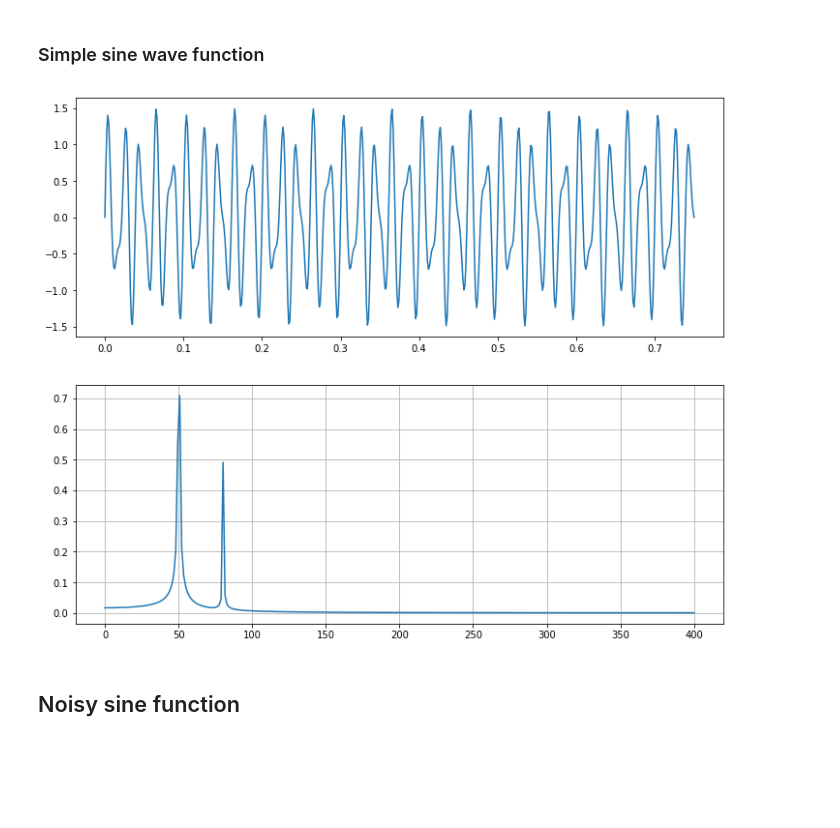
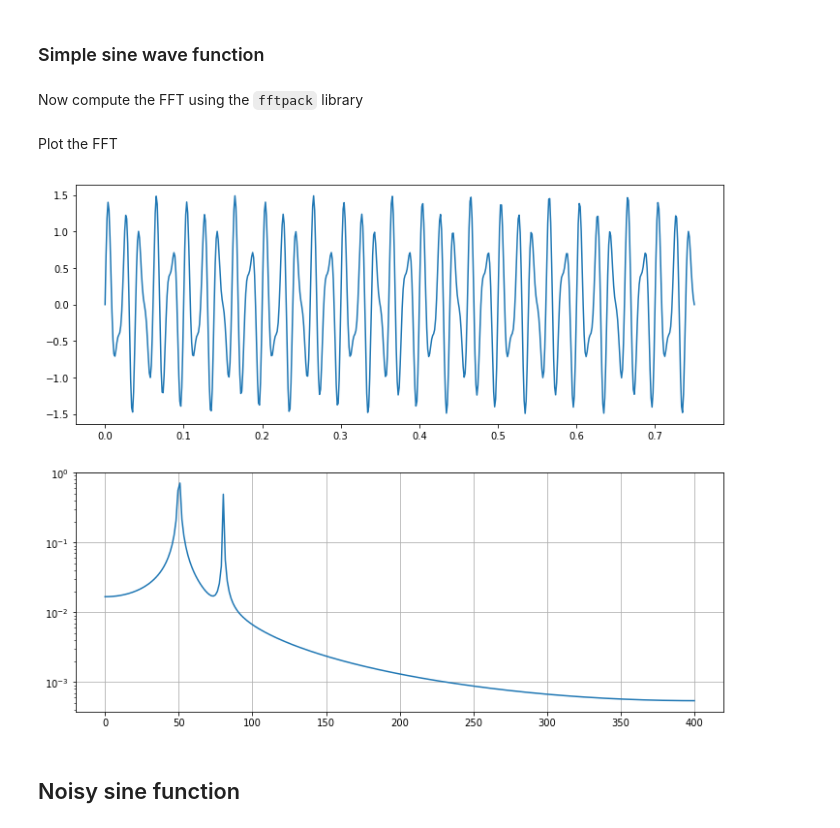
Before and after one commit to UChicagoPhysics/PHYS250, a Jupyter notebook: Examples/Fast-Fourier-Transforms.ipynb, the cells around one changed output. Cells and saved outputs as stored; diff of their text form; code cells hidden in the pictures; blank space fills up the shorter version.

```diff
--- a/Examples/Fast-Fourier-Transforms.ipynb
+++ b/Examples/Fast-Fourier-Transforms.ipynb
@@ -122,19 +147,23 @@ xf = np.linspace(0.0, 1.0/(2.0*T), N//2)  ## Range given by inverse of the spati
 a = np.sin(50.0 * 2.0*np.pi*x)
 b = 0.5*np.sin(80.0 * 2.0*np.pi*x)
 y = a+b
+# %% [markdown]
+Now compute the FFT using the `fftpack` library
 # %%
 # Fast Fourier Transform
 yf = fft(y)
+# %% [markdown]
+Plot the FFT
 # %%
 # Plot both the function and the FFT
 fig,axs = plt.subplots(ncols=1, nrows=2, figsize=(12,10))
 
 axs[0].plot(x,y)                                 ## This is the function itself
-axs[1].plot(xf, 2./N * np.abs(yf[0:N//2]))       ## This is its tranform
+axs[1].semilogy(xf, 2./N * np.abs(yf[0:N//2]))       ## This is its tranform
 plt.grid()
 plt.show()
 # %% [output]
-[figure, old version]
+[figure, new version]
 # %% [markdown]
 ## Noisy sine function
 # %%
```
Also changed, not shown: parts of 8 cells of this notebook, 4 other files.
